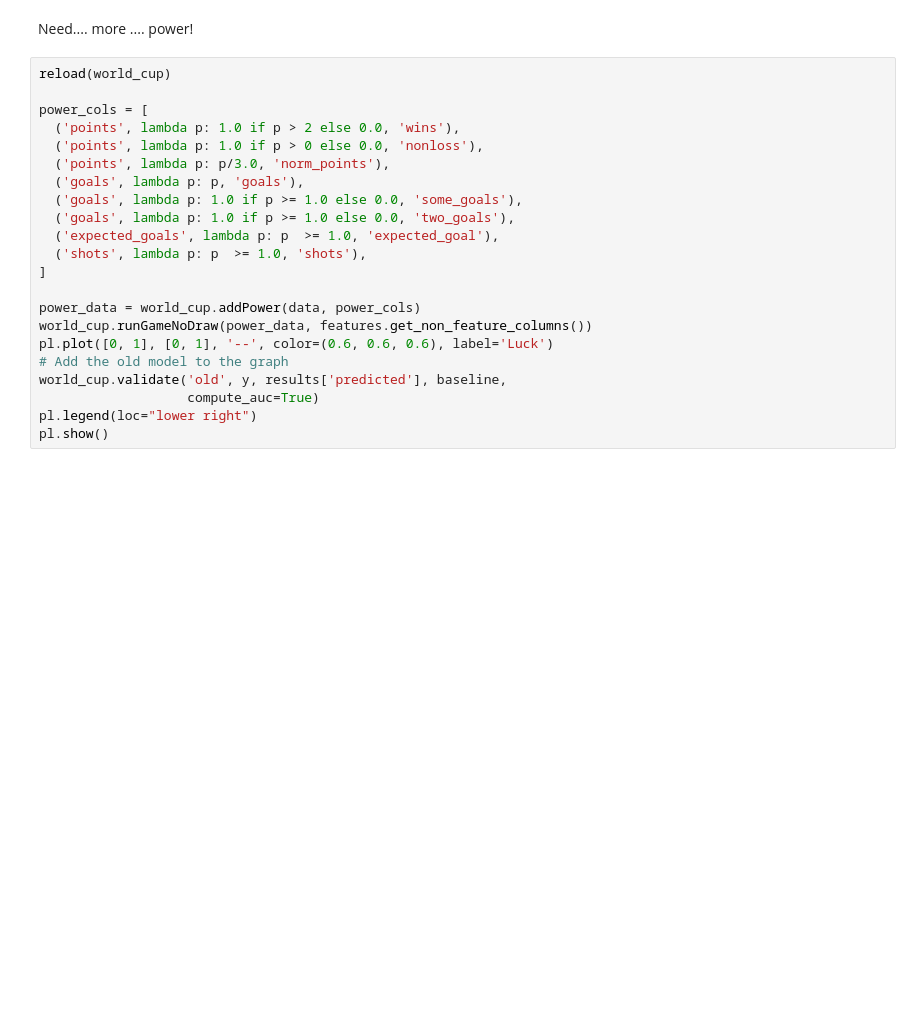
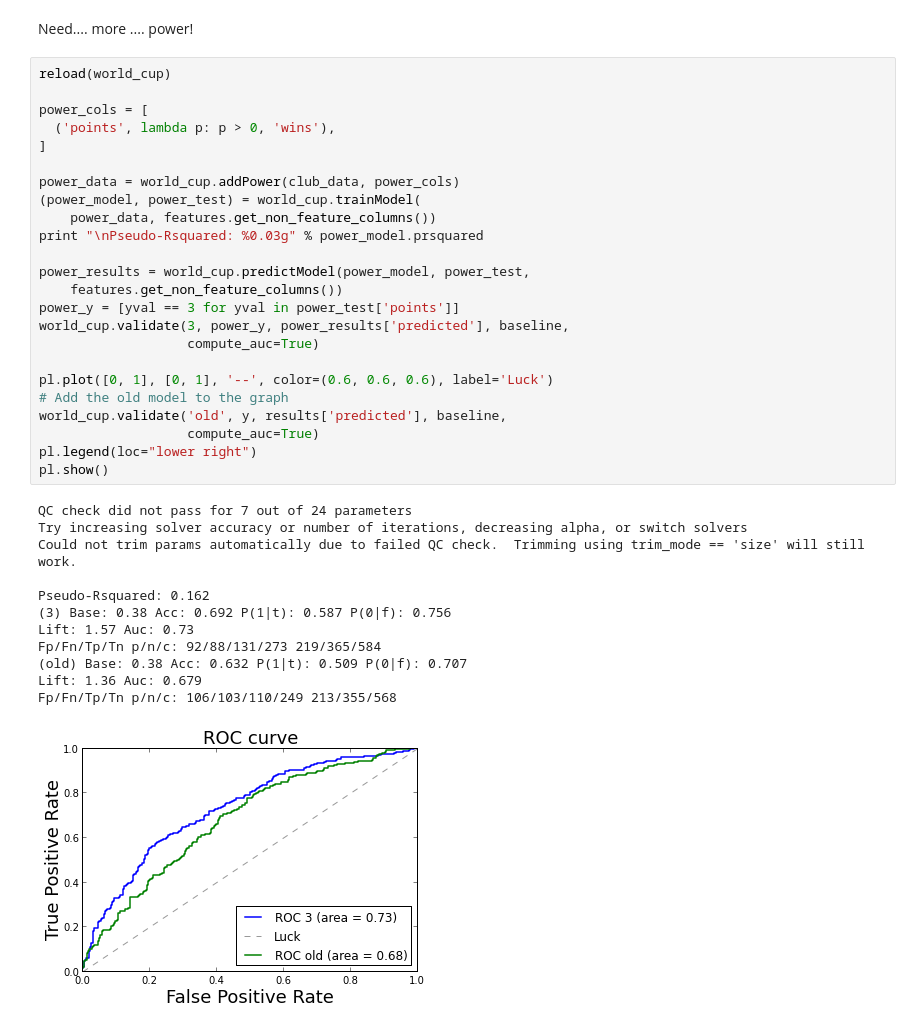
Before and after one commit to fhoffa/io, a Jupyter notebook: regression/wc-demo.ipynb, the cells around one changed output. Saved outputs shown, nothing was run; the diff lists cells and outputs as text; blank space fills up the shorter version.

```diff
--- a/regression/wc-demo.ipynb
+++ b/regression/wc-demo.ipynb
@@ -86,22 +181,37 @@ Need.... more .... power!
 # %%
 reload(world_cup)
 
 power_cols = [
-  ('points', lambda p: 1.0 if p > 2 else 0.0, 'wins'),
-  ('points', lambda p: 1.0 if p > 0 else 0.0, 'nonloss'),
-  ('points', lambda p: p/3.0, 'norm_points'),
-  ('goals', lambda p: p, 'goals'),
-  ('goals', lambda p: 1.0 if p >= 1.0 else 0.0, 'some_goals'),
-  ('goals', lambda p: 1.0 if p >= 1.0 else 0.0, 'two_goals'),
-  ('expected_goals', lambda p: p  >= 1.0, 'expected_goal'),
-  ('shots', lambda p: p  >= 1.0, 'shots'),
+  ('points', lambda p: p > 0, 'wins'),
 ]
 
-power_data = world_cup.addPower(data, power_cols)
-world_cup.runGameNoDraw(power_data, features.get_non_feature_columns())
+power_data = world_cup.addPower(club_data, power_cols)
+(power_model, power_test) = world_cup.trainModel(
+    power_data, features.get_non_feature_columns())
+print "\nPseudo-Rsquared: %0.03g" % power_model.prsquared
+
+power_results = world_cup.predictModel(power_model, power_test,
+    features.get_non_feature_columns())
+power_y = [yval == 3 for yval in power_test['points']]
+world_cup.validate(3, power_y, power_results['predicted'], baseline,
+                   compute_auc=True)
+
 pl.plot([0, 1], [0, 1], '--', color=(0.6, 0.6, 0.6), label='Luck')
 # Add the old model to the graph
 world_cup.validate('old', y, results['predicted'], baseline,
                    compute_auc=True)
 pl.legend(loc="lower right")
 pl.show()
+# %% [output]
+QC check did not pass for 7 out of 24 parameters
+Try increasing solver accuracy or number of iterations, decreasing alpha, or switch solvers
+Could not trim params automatically due to failed QC check.  Trimming using trim_mode == 'size' will still work.
+
+Pseudo-Rsquared: 0.162
+(3) Base: 0.38 Acc: 0.692 P(1|t): 0.587 P(0|f): 0.756
+Lift: 1.57 Auc: 0.73
+Fp/Fn/Tp/Tn p/n/c: 92/88/131/273 219/365/584
+(old) Base: 0.38 Acc: 0.632 P(1|t): 0.509 P(0|f): 0.707
+Lift: 1.36 Auc: 0.679
+Fp/Fn/Tp/Tn p/n/c: 106/103/110/249 213/355/568
+[figure, added]
```
Also changed, not shown: parts of 14 cells of this notebook, 3 other files.
